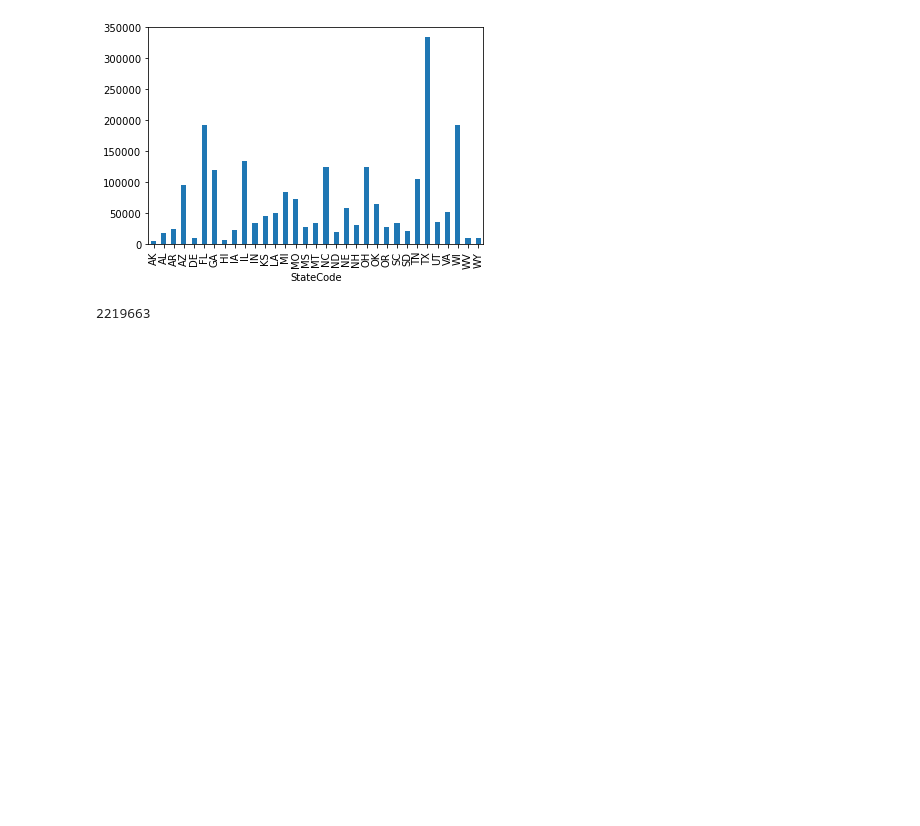
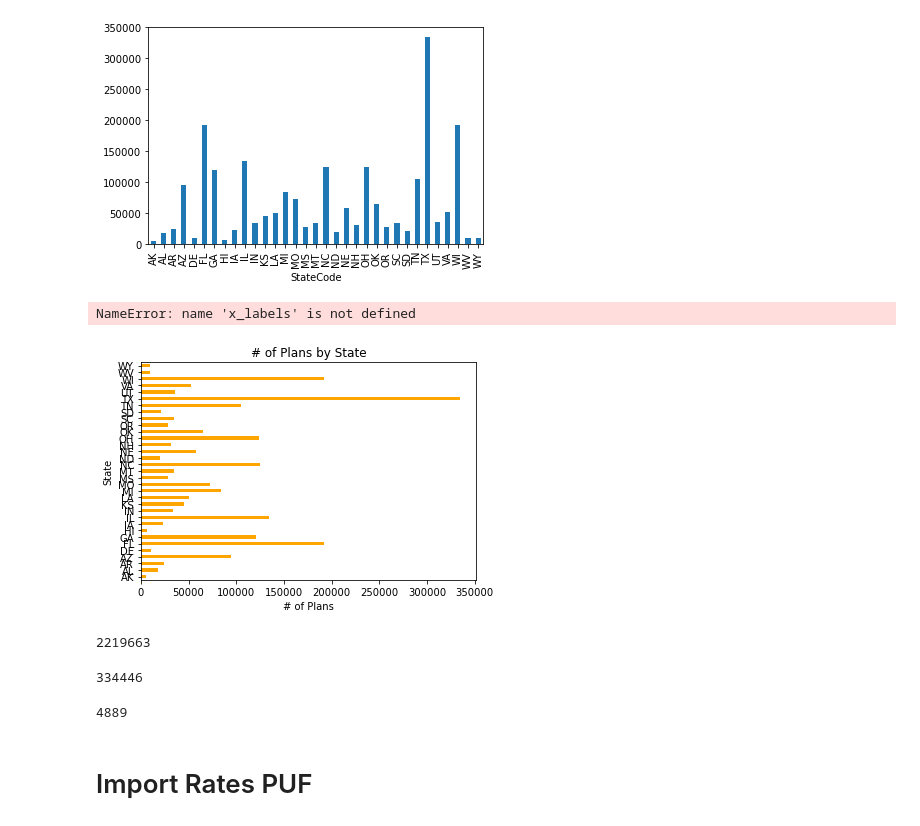
Before and after one commit to burkecate/UCDPA_Burke, a Jupyter notebook: Jupter Project.ipynb, the cells around one changed output. Cells and saved outputs as stored; diff of their text form; code cells hidden in the pictures; blank space fills up the shorter version.

```diff
--- a/Jupter Project.ipynb
+++ b/Jupter Project.ipynb
@@ -121,7 +121,26 @@ state_plans_count.plot(kind = 'bar')
 # %% [output]
 <AxesSubplot:xlabel='StateCode'>
 [figure]
+# %%
+ax = state_plans_count.plot(kind = 'barh', color = 'orange')
+ax.set_title("# of Plans by State")
+ax.set_xlabel("# of Plans")
+ax.set_ylabel("State")
+ax.set_xticklabels(x_labels)
+# %% [output]
+NameError: name 'x_labels' is not defined
+[figure, added]
 # %%
 state_plans_count.sum()
 # %% [output]
 2219663
+# %%
+state_plans_count.max()
+# %% [output]
+334446
+# %%
+state_plans_count.min()
+# %% [output]
+4889
+# %% [markdown]
+# Import Rates PUF
```
Also changed, not shown: parts of 4 cells of this notebook.
